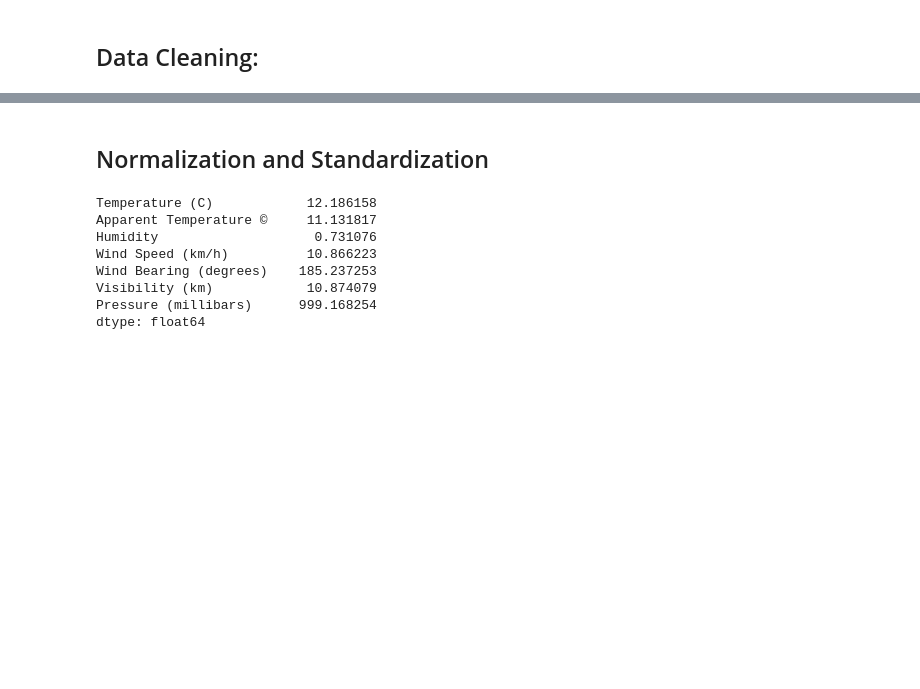
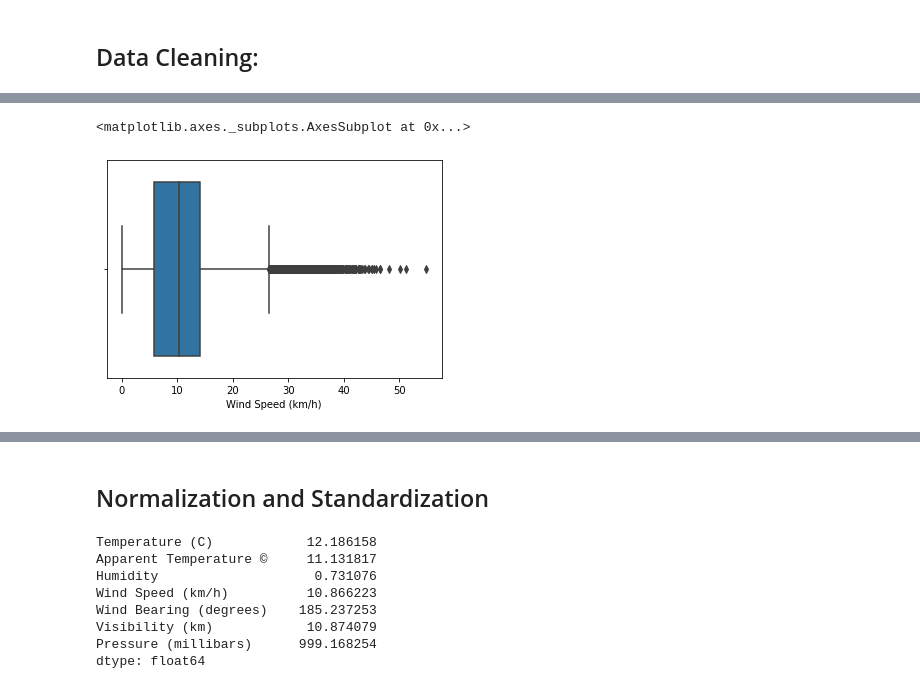
Before and after one commit to Sanjiv01/SDS-project, a Jupyter notebook: Weather linear reg.ipynb, the cells around one changed output, grey strips where cells are left out. Drawn from its saved outputs; the diff is of its cells as text; code cells hidden in the pictures; blank space fills up the shorter version.

```diff
--- a/Weather linear reg.ipynb
+++ b/Weather linear reg.ipynb
@@ -120,0 +154,12 @@ df
+# %%
+Q1 = df['Humidity'].quantile(0.25)
+Q3 = df['Humidity'].quantile(0.75)
+IQR = Q3 - Q1
+
+filter = (df['Humidity'] >= Q1 - 1.5 * IQR) & (df['Humidity'] <= Q3 + 1.5 *IQR)
+df = df.loc[filter]
+# %%
+sns.boxplot(x=df['Wind Speed (km/h)'])
+# %% [output]
+<matplotlib.axes._subplots.AxesSubplot at 0x...>
+[figure, added]
```
Also changed, not shown: parts of 14 cells of this notebook.
